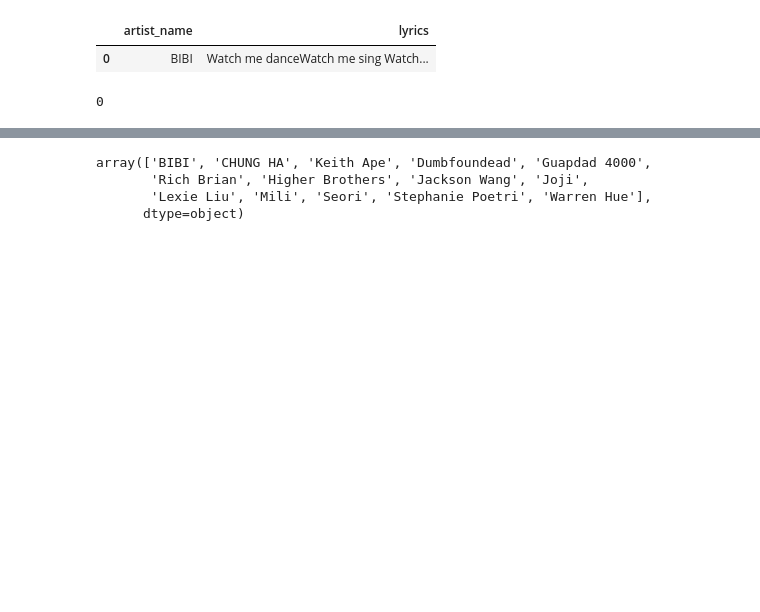
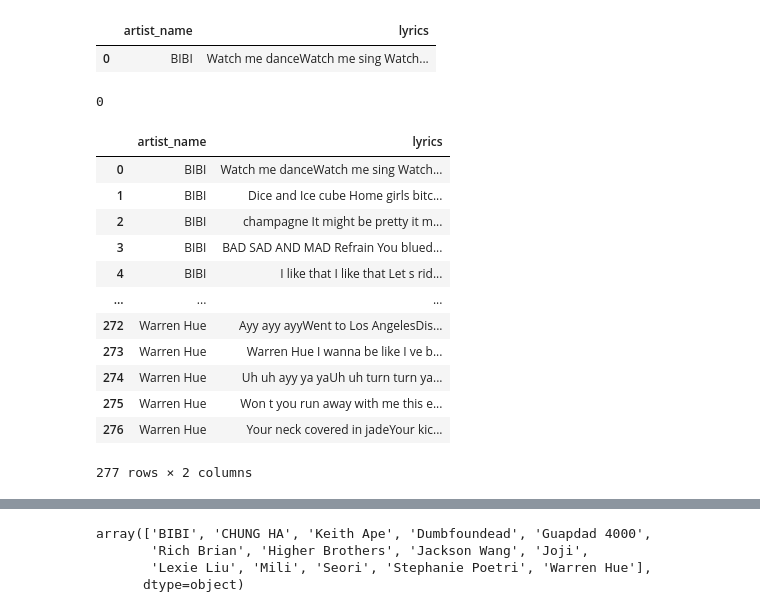
Before and after one commit to jeugenio103/Project-4, a Jupyter notebook: Lyric and Genre Data Collection/Lyric Generator/Lyric_Similarity_Analysis.ipynb, the cells around one changed output, grey strips where cells are left out. Cells and saved outputs as stored; diff of their text form; code cells hidden in the pictures; blank space fills up the shorter version.

```diff
--- a/Lyric and Genre Data Collection/Lyric Generator/Lyric_Similarity_Analysis.ipynb
+++ b/Lyric and Genre Data Collection/Lyric Generator/Lyric_Similarity_Analysis.ipynb
@@ -25,6 +25,25 @@ new_df88 = new_df88.loc[new_df88['lyrics'] != 'missing']
 len(new_df88.loc[new_df88['lyrics'] == 'missing'])
 # %% [output]
 0
+# %%
+new_df88 = new_df88.loc[new_df88['lyrics'] != ' ']
+len(new_df88.loc[new_df88['lyrics'] == ' '])
+new_df88.reset_index(drop=True, inplace=True)
+new_df88
+# %% [output]
+|  | artist_name | lyrics |
+| 0 | BIBI | Watch me danceWatch me sing Watch... |
+| 1 | BIBI | Dice and Ice cube Home girls bitc... |
+| 2 | BIBI | champagne It might be pretty it m... |
+| 3 | BIBI | BAD SAD AND MAD Refrain You blued... |
+| 4 | BIBI | I like that I like that Let s rid... |
+| ... | ... | ... |
+| 272 | Warren Hue | Ayy ayy ayyWent to Los AngelesDis... |
+| 273 | Warren Hue | Warren Hue I wanna be like I ve b... |
+| 274 | Warren Hue | Uh uh ayy ya yaUh uh turn turn ya... |
+| 275 | Warren Hue | Won t you run away with me this e... |
+| 276 | Warren Hue | Your neck covered in jadeYour kic... |
+277 rows × 2 columns
 # %%
 # Add space in between words and lowercase
 def correct_format(lyric_str):
```
Also changed, not shown: parts of 10 cells of this notebook, 3 other files.
